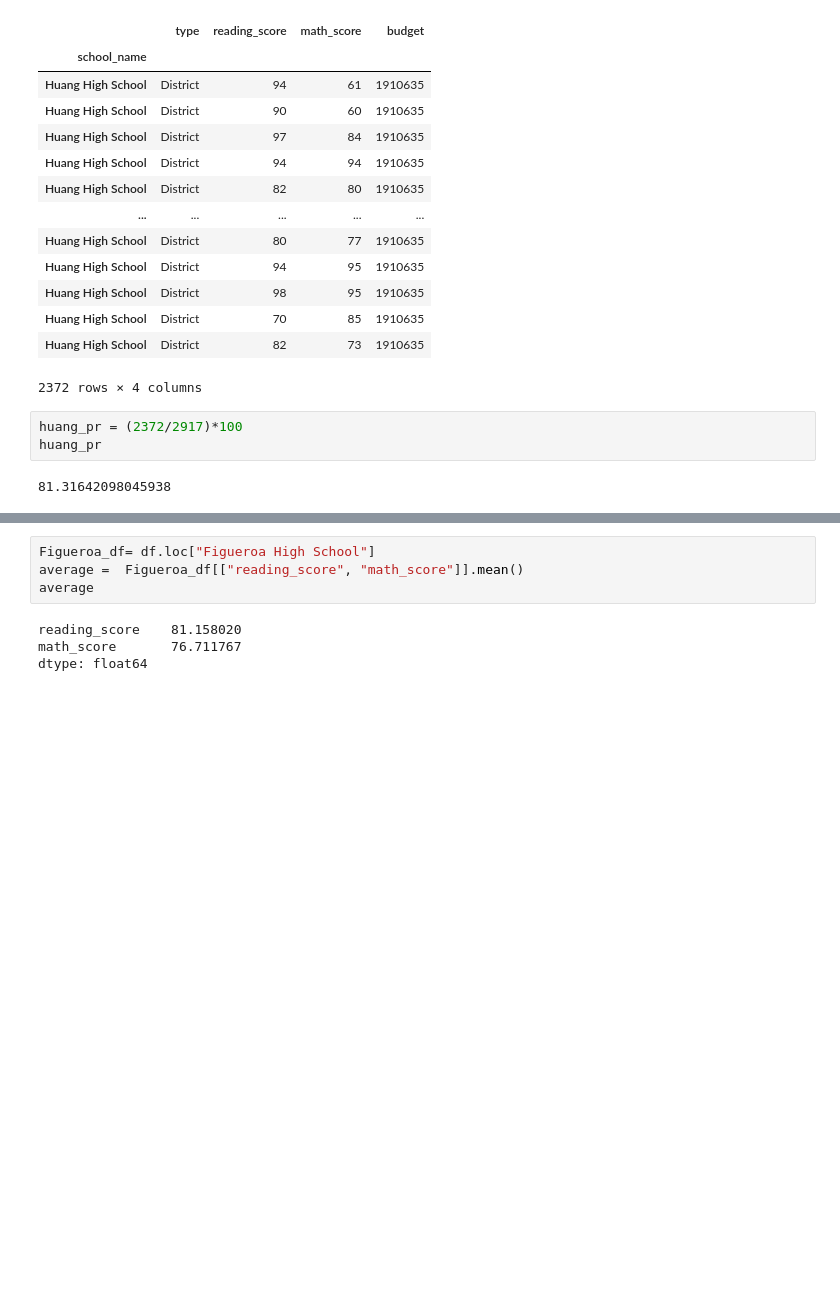
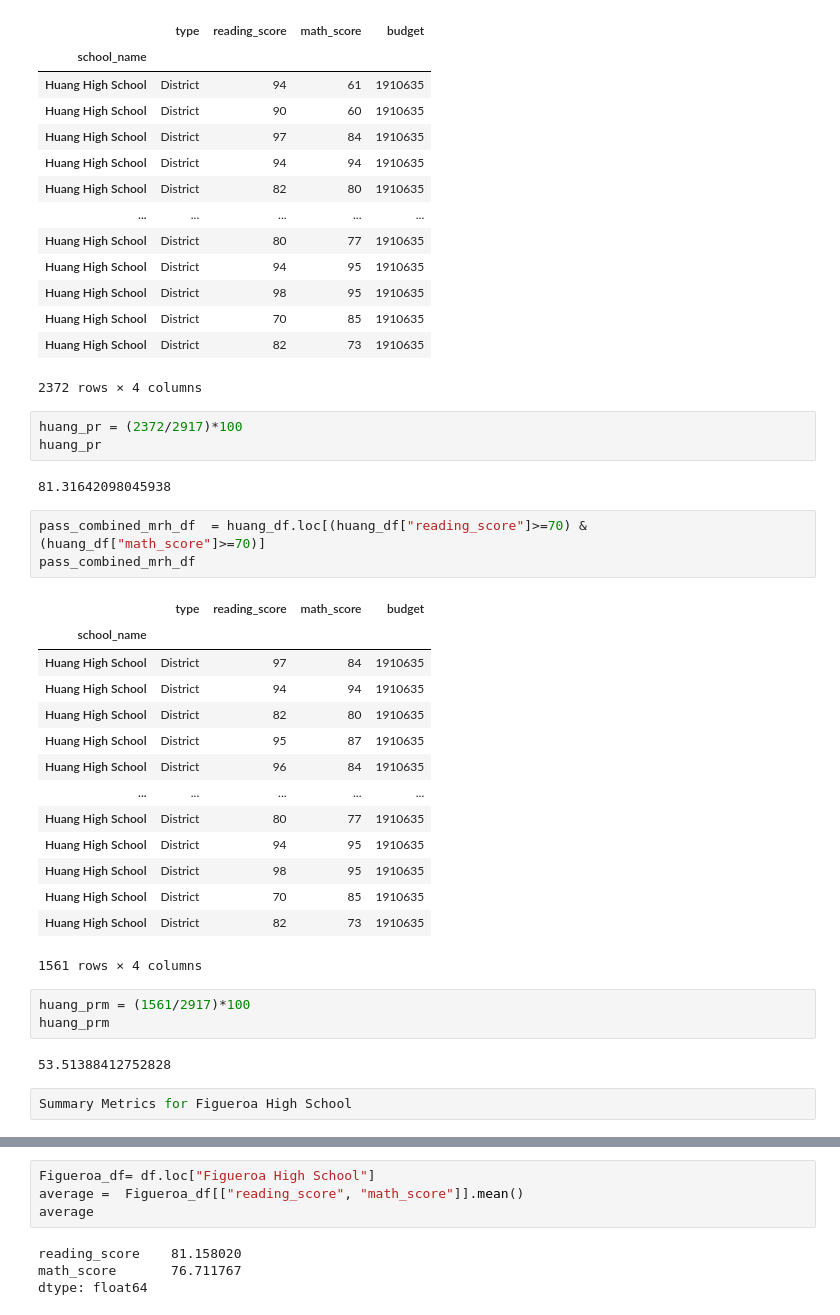
Before and after one commit to kofi-max/pandas-challenge, a Jupyter notebook: PyCitySchools/home work solution.ipynb, the cells around one changed output, grey strips where cells are left out. Drawn from its saved outputs; the diff is of its cells as text; blank space fills up the shorter version.

Commit message:
Add files via upload
Updating school summary data

```diff
--- a/PyCitySchools/home work solution.ipynb
+++ b/PyCitySchools/home work solution.ipynb
@@ -316,3 +303,28 @@ huang_pr = (2372/2917)*100
 huang_pr
 # %% [output]
 81.31642098045938
+# %%
+pass_combined_mrh_df  = huang_df.loc[(huang_df["reading_score"]>=70) & (huang_df["math_score"]>=70)]
+pass_combined_mrh_df
+# %% [output]
+|  | type | reading_score | math_score | budget |
+| school_name |  |  |  |  |
+| Huang High School | District | 97 | 84 | 1910635 |
+| Huang High School | District | 94 | 94 | 1910635 |
+| Huang High School | District | 82 | 80 | 1910635 |
+| Huang High School | District | 95 | 87 | 1910635 |
+| Huang High School | District | 96 | 84 | 1910635 |
+| ... | ... | ... | ... | ... |
+| Huang High School | District | 80 | 77 | 1910635 |
+| Huang High School | District | 94 | 95 | 1910635 |
+| Huang High School | District | 98 | 95 | 1910635 |
+| Huang High School | District | 70 | 85 | 1910635 |
+| Huang High School | District | 82 | 73 | 1910635 |
+1561 rows × 4 columns
+# %%
+huang_prm = (1561/2917)*100
+huang_prm
+# %% [output]
+53.51388412752828
+# %%
+Summary Metrics for Figueroa High School
```
Also changed, not shown: parts of 150 cells of this notebook.
